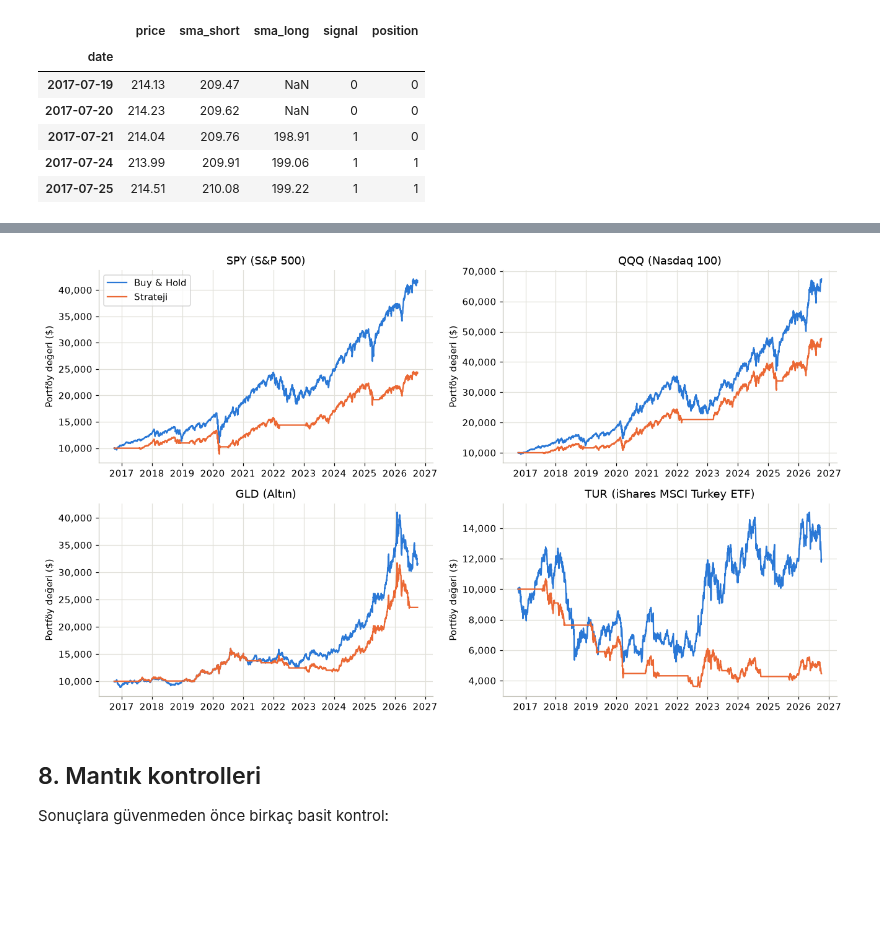
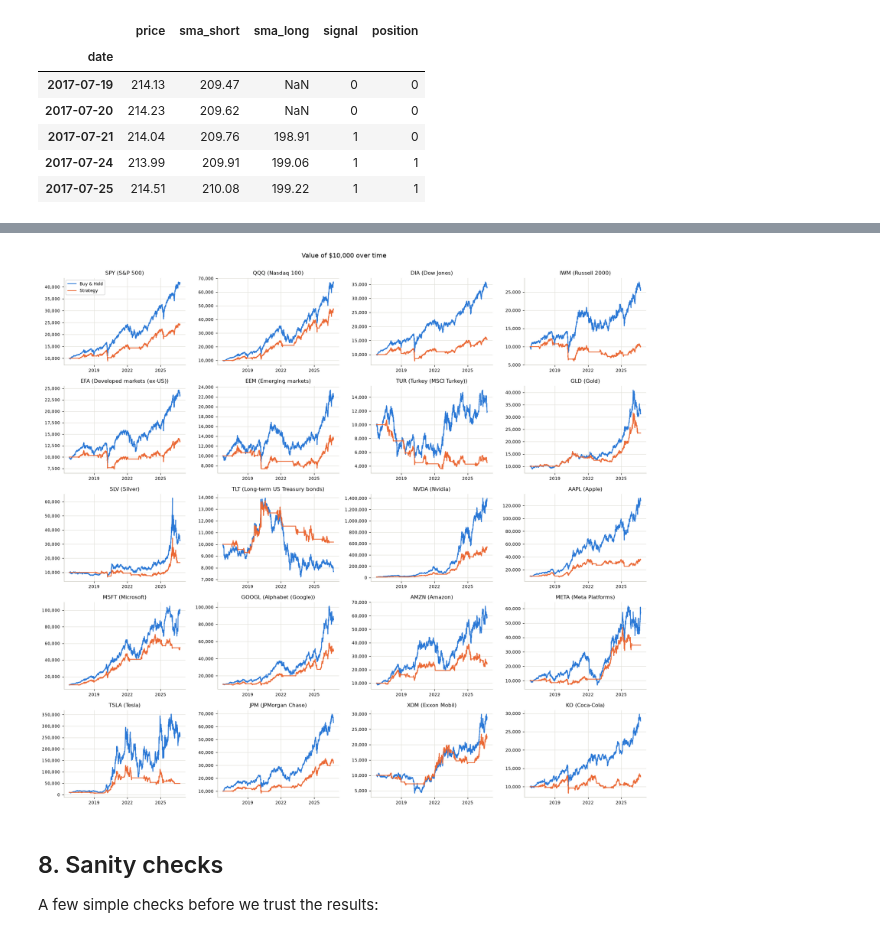
Before and after one commit to OkanOzuAI/etf-database, a Jupyter notebook: notebook/analysis.ipynb, the cells around one changed output, grey strips where cells are left out. Drawn from its saved outputs; the diff is of its cells as text; code cells hidden in the pictures; blank space fills up the shorter version.

Commit message:
English notebook and README for 20 symbols
Co-Authored-By: Claude Opus 5.5 <noreply@anthropic.com>

```diff
--- a/notebook/analysis.ipynb
+++ b/notebook/analysis.ipynb
@@ -554,0 +622,6 @@ yearly
+# %%
+# Trailing returns of every symbol (percent)
+trailing = pd.DataFrame({
+    s: backtest.trailing_returns(backtest.load_clean(s)["adj_close"]) for s in config.SYMBOLS
+}).T
+trailing[["1D", "1M", "3M", "6M", "YTD", "1Y", "3Y", "5Y", "ALL"]]
@@ -817,0 +958,16 @@ comparison
+# %%
+# Final value of $10,000 for every symbol: Buy & Hold next to the strategy.
+# The axis is logarithmic because a few companies (for example NVDA) grew far more than the rest.
+positions = range(len(comparison))
+fig, ax = plt.subplots(figsize=(14, 4.5))
+ax.bar([p - 0.2 for p in positions], comparison["B&H final value ($)"], width=0.38, color=BLUE, label="Buy & Hold")
+ax.bar([p + 0.2 for p in positions], comparison["strategy final value ($)"], width=0.38, color=ORANGE, label="Strategy")
+ax.axhline(config.INITIAL_CAPITAL, color="#898781", linewidth=0.8)  # the starting capital
+ax.set_yscale("log")
+ax.yaxis.set_major_formatter("{x:,.0f}")
+ax.set_xticks(list(positions))
+ax.set_xticklabels(comparison.index, fontsize=9)
+ax.set_title("Final value of $10,000 after the whole period (log scale)")
+ax.set_ylabel("Final value ($)")
+ax.legend()
+plt.show()
@@ -818,23 +976,27 @@ comparison
 # %%
-# Dört sembolün portföy değeri eğrileri
-fig, axes = plt.subplots(2, 2, figsize=(12, 7))
+# Portfolio value curves of all symbols (four small charts per row)
+rows = (len(results) + 3) // 4
+fig, axes = plt.subplots(rows, 4, figsize=(16, 2.9 * rows))
 for ax, (s, (summary, detail)) in zip(axes.flat, results.items()):
     daily = pd.DataFrame(detail["daily"])
     daily["date"] = pd.to_datetime(daily["date"])
     ax.plot(daily["date"], daily["buy_hold"], color=BLUE, linewidth=1.5, label="Buy & Hold")
-    ax.plot(daily["date"], daily["strategy"], color=ORANGE, linewidth=1.5, label="Strateji")
-    ax.set_title(f"{s} ({summary['name']})")
-    ax.set_ylabel("Portföy değeri ($)")
+    ax.plot(daily["date"], daily["strategy"], color=ORANGE, linewidth=1.5, label="Strategy")
+    ax.set_title(f"{s} ({summary['name']})", fontsize=10)
     ax.yaxis.set_major_formatter("{x:,.0f}")
-axes[0, 0].legend()
+    ax.xaxis.set_major_locator(mdates.YearLocator(3))  # one tick every 3 years so the labels do not overlap
+    ax.xaxis.set_major_formatter(mdates.DateFormatter("%Y"))
+    ax.tick_params(labelsize=8)
+axes[0, 0].legend(fontsize=8)
+fig.suptitle("Value of $10,000 over time", y=1.0)
 fig.tight_layout()
 plt.show()
 # %% [output]
-[figure, old version]
+[figure, new version]
-# %% [markdown]
-## 8. Mantık kontrolleri
-
-Sonuçlara güvenmeden önce birkaç basit kontrol:
+# %% [markdown]
+## 8. Sanity checks
+
+A few simple checks before we trust the results:
 # %%
 for s, (summary, detail) in results.items():
     first_day = detail["daily"][0]
```
Also changed, not shown: parts of 90 cells of this notebook, 1 other file.
